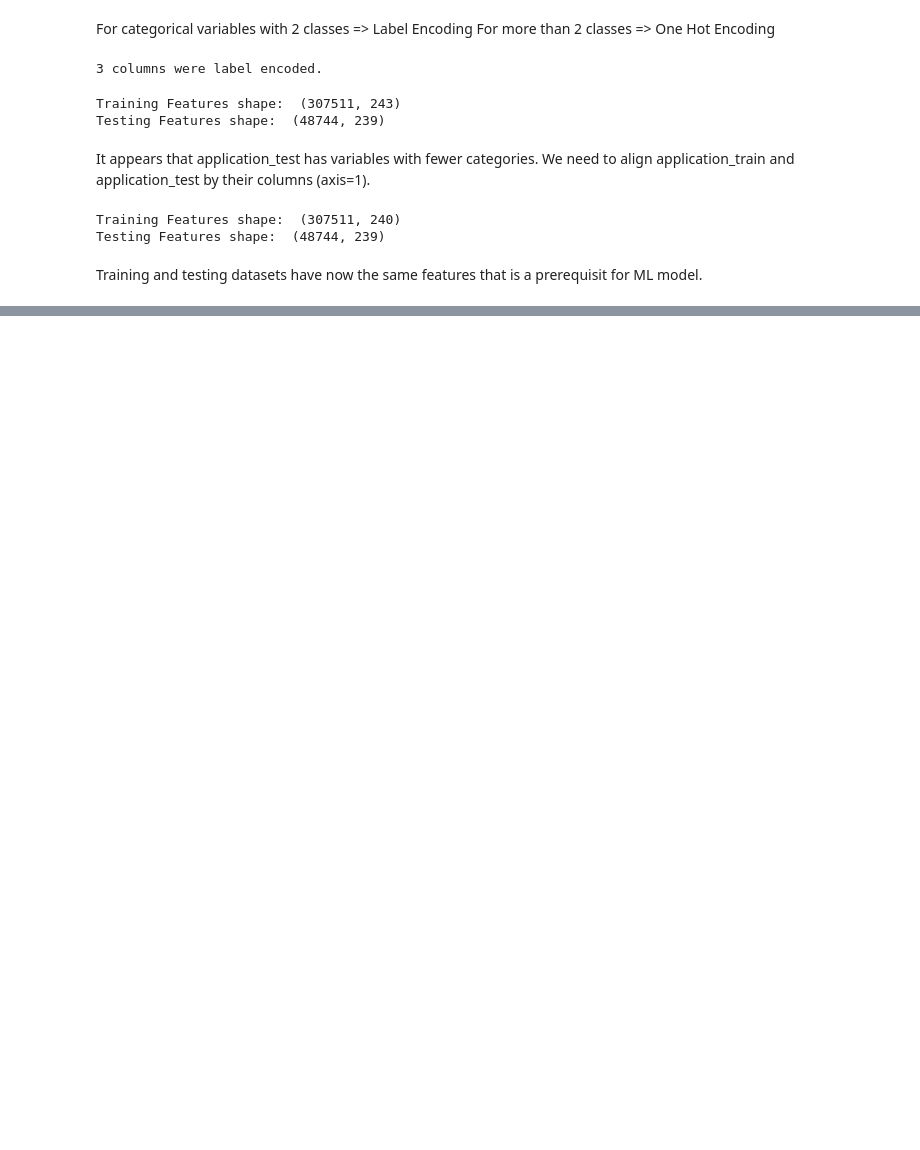
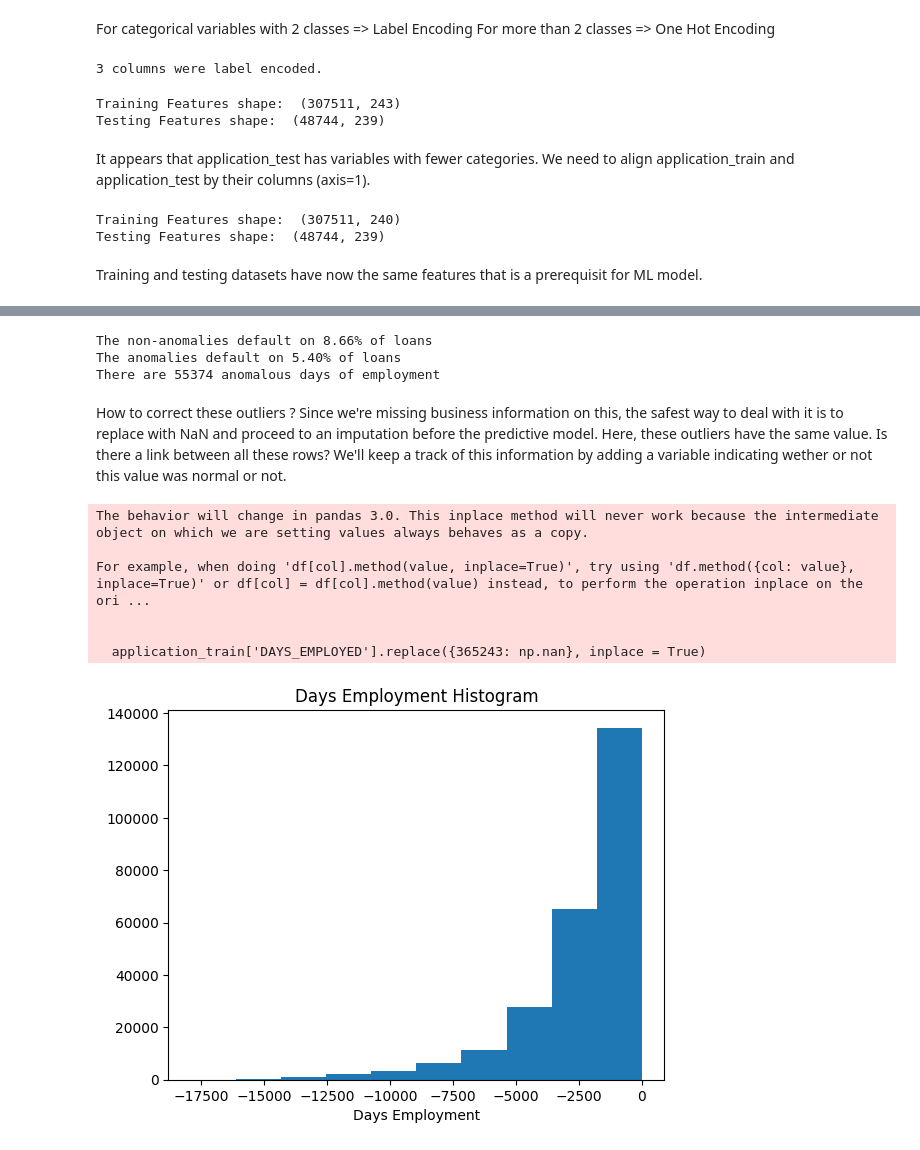
Before and after one commit to Laeti-dev/P4_Credit-Scoring-Model, a Jupyter notebook: ikusawa_laetitia_1_notebook_0824.ipynb, the cells around one changed output, grey strips where cells are left out. Drawn from its saved outputs; the diff is of its cells as text; code cells hidden in the pictures; blank space fills up the shorter version.

Commit message:
WIP understanding age variable

```diff
--- a/ikusawa_laetitia_1_notebook_0824.ipynb
+++ b/ikusawa_laetitia_1_notebook_0824.ipynb
@@ -255,0 +342,34 @@ Training and testing datasets have now the same features that is a prerequisit f
+# %%
+# Subset the extreme values and see if the target is different
+anom = application_train[application_train['DAYS_EMPLOYED'] == 365243]
+non_anom = application_train[application_train['DAYS_EMPLOYED'] != 365243]
+print('The non-anomalies default on %0.2f%% of loans' % (100 * non_anom['TARGET'].mean()))
+print('The anomalies default on %0.2f%% of loans' % (100 * anom['TARGET'].mean()))
+print('There are %d anomalous days of employment' % len(anom))
+# %% [output]
+The non-anomalies default on 8.66% of loans
+The anomalies default on 5.40% of loans
+There are 55374 anomalous days of employment
+# %% [markdown]
+How to correct these outliers ? Since we're missing business information on this, the safest way to deal with it is to replace with NaN and proceed to an imputation before the predictive model. Here, these outliers have the same value. Is there a link between all these rows? We'll keep a track of this information by adding a variable indicating wether or not this value was normal or not.
+# %%
+# Create an anomalous flag column
+application_train['DAYS_EMPLOYED_ANOM'] = application_train["DAYS_EMPLOYED"] == 365243
+
+# Replace the anomalous values with nan
+application_train['DAYS_EMPLOYED'].replace({365243: np.nan}, inplace = True)
+
+fig, ax = plt.subplots()
+ax.hist(application_train['DAYS_EMPLOYED'])
+ax.set_title('Days Employment Histogram')
+ax.set_xlabel('Days Employment')
+
+plt.show()
+# %% [output]
+The behavior will change in pandas 3.0. This inplace method will never work because the intermediate object on which we are setting values always behaves as a copy.
+
+For example, when doing 'df[col].method(value, inplace=True)', try using 'df.method({col: value}, inplace=True)' or df[col] = df[col].method(value) instead, to perform the operation inplace on the ori ...
+
+
+  application_train['DAYS_EMPLOYED'].replace({365243: np.nan}, inplace = True)
+[figure, added]
```
Also changed, not shown: parts of 25 cells of this notebook, 1 other file.
